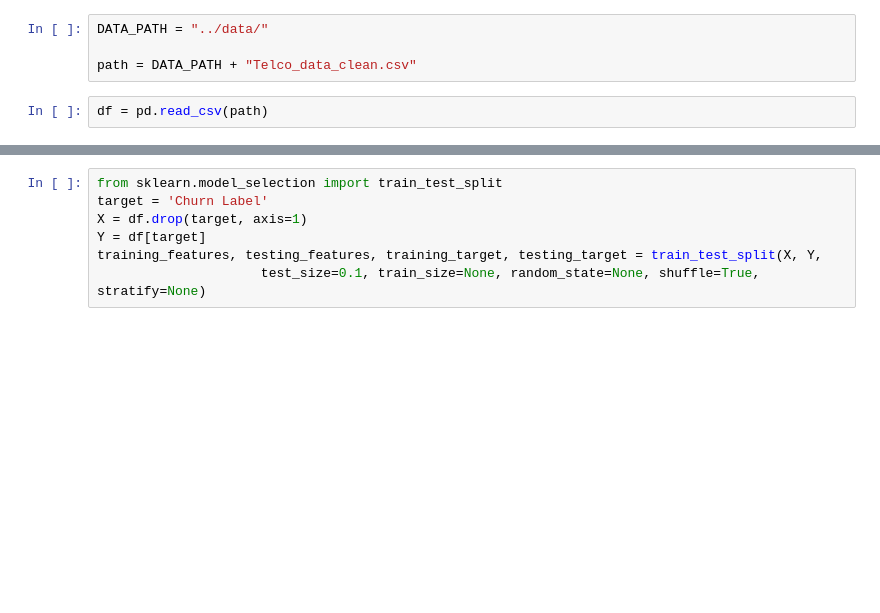
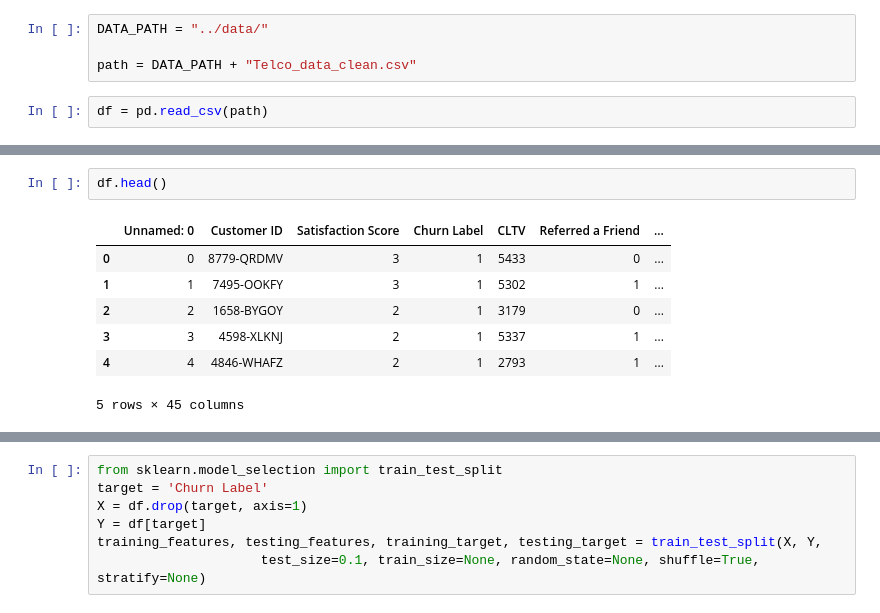
Before and after one commit to lucienwalewski/cse204project, a Jupyter notebook: src/prediction.ipynb, the cells around one changed output, grey strips where cells are left out. Cells and saved outputs as stored; diff of their text form; blank space fills up the shorter version.

```diff
--- a/src/prediction.ipynb
+++ b/src/prediction.ipynb
@@ -77,0 +79,10 @@ plt.imshow(df.corr())
+# %%
+df.head()
+# %% [output]
+|  | Unnamed: 0 | Customer ID | Satisfaction Score | Churn Label | CLTV | Referred a Friend | ... |
+| 0 | 0 | 8779-QRDMV | 3 | 1 | 5433 | 0 | ... |
+| 1 | 1 | 7495-OOKFY | 3 | 1 | 5302 | 1 | ... |
+| 2 | 2 | 1658-BYGOY | 2 | 1 | 3179 | 0 | ... |
+| 3 | 3 | 4598-XLKNJ | 2 | 1 | 5337 | 1 | ... |
+| 4 | 4 | 4846-WHAFZ | 2 | 1 | 2793 | 1 | ... |
+5 rows × 45 columns
```
Also changed, not shown: parts of 13 cells of this notebook, 2 other files.
